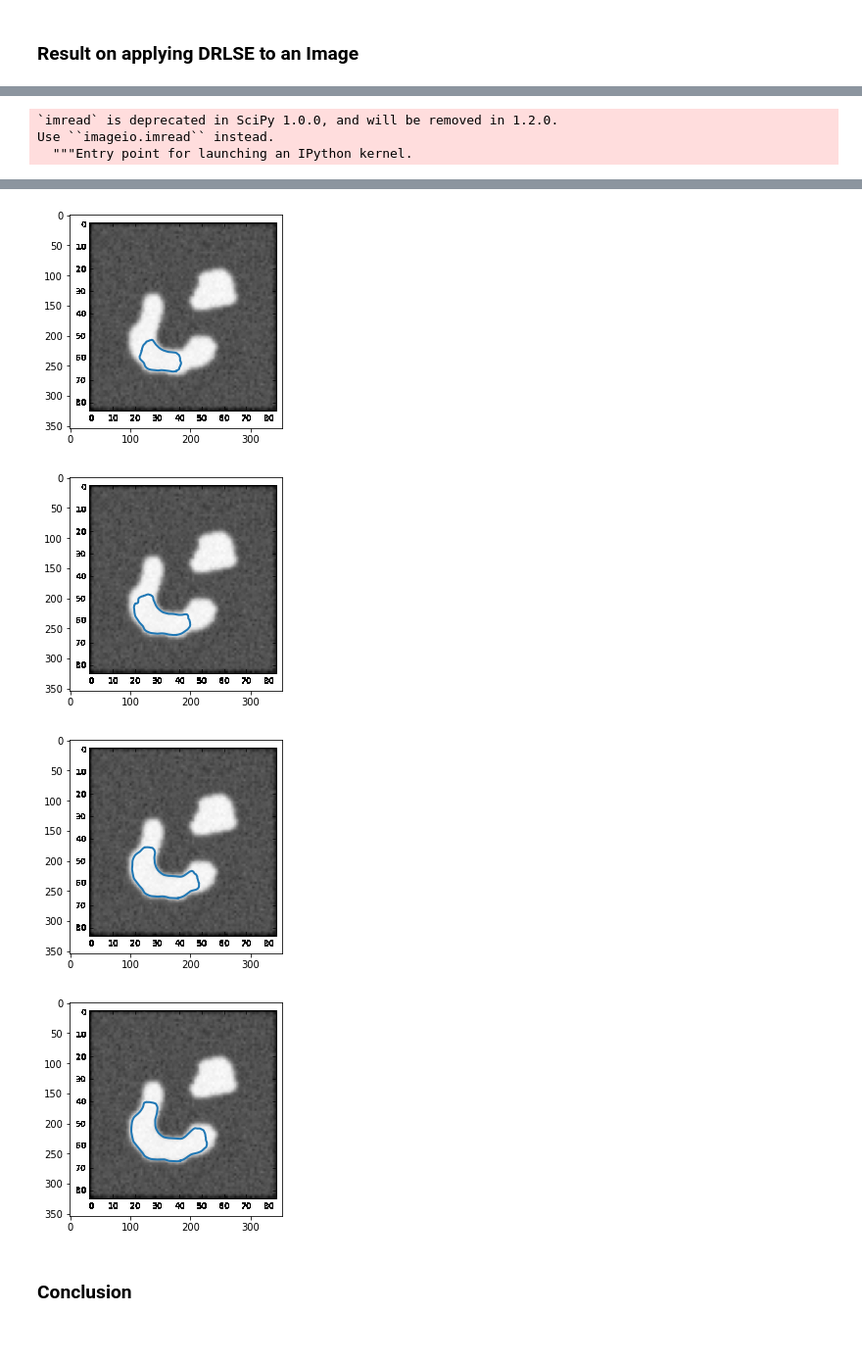
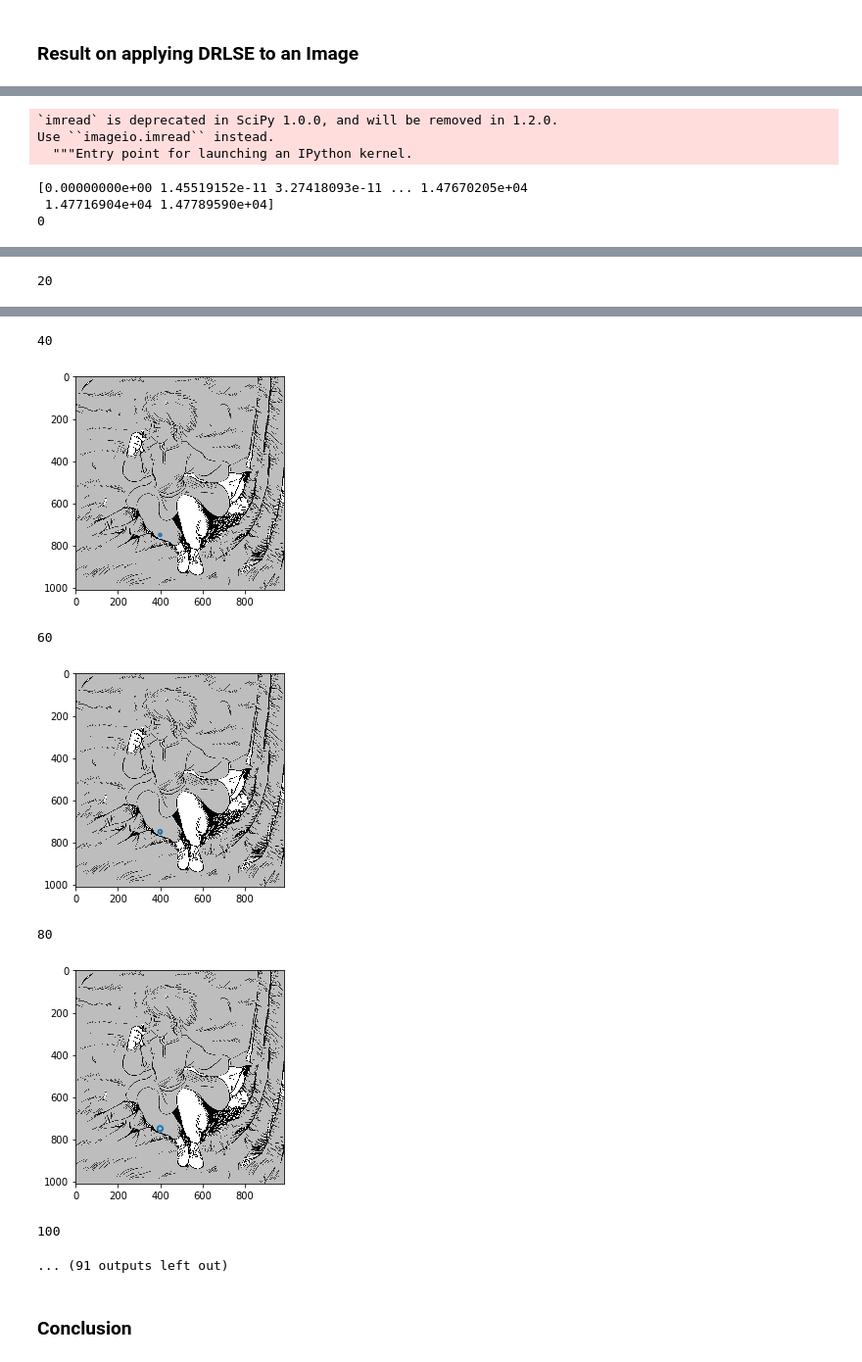
Before and after one commit to Batmanabcdefg/Manga-Colorization, a Jupyter notebook: Project Report.ipynb, the cells around one changed output, grey strips where cells are left out. Shown at 98% size. Cells and saved outputs as stored; diff of their text form; code cells hidden in the pictures; blank space fills up the shorter version.

```diff
--- a/Project Report.ipynb
+++ b/Project Report.ipynb
@@ -57,9 +66,12 @@ import level_set
 # %%
-image = imread('1.png', True)
+image = imread('123.png', True)
 image = np.array(image,dtype='float32')
-LS = level_set.levelSet(4,101,2,-9,2.0,0.8)
-LS.gradientDescent(image,240,150)
+LS = level_set.levelSet(4,1001,2,-1.1,2.0,0.8)
+LS.gradientDescent(image,750,400)
 # %% [output]
 `imread` is deprecated in SciPy 1.0.0, and will be removed in 1.2.0.
 Use ``imageio.imread`` instead.
   """Entry point for launching an IPython kernel.
+[0.00000000e+00 1.45519152e-11 3.27418093e-11 ... 1.47670205e+04
+ 1.47716904e+04 1.47789590e+04]
+0
@@ -66,0 +79 @@ Use ``imageio.imread`` instead.
+20
@@ -68,7 +81,11 @@ Use ``imageio.imread`` instead.
+40
-[figure, old version]
+[figure, new version]
+60
-[figure, old version]
+[figure, new version]
+80
-[figure, old version]
+[figure, new version]
-[figure, removed]
+100
+... (91 outputs left out)
 # %% [markdown]
 ### Conclusion
 # %% [markdown]
```
Also changed, not shown: parts of 4 cells of this notebook, 7 other files.
